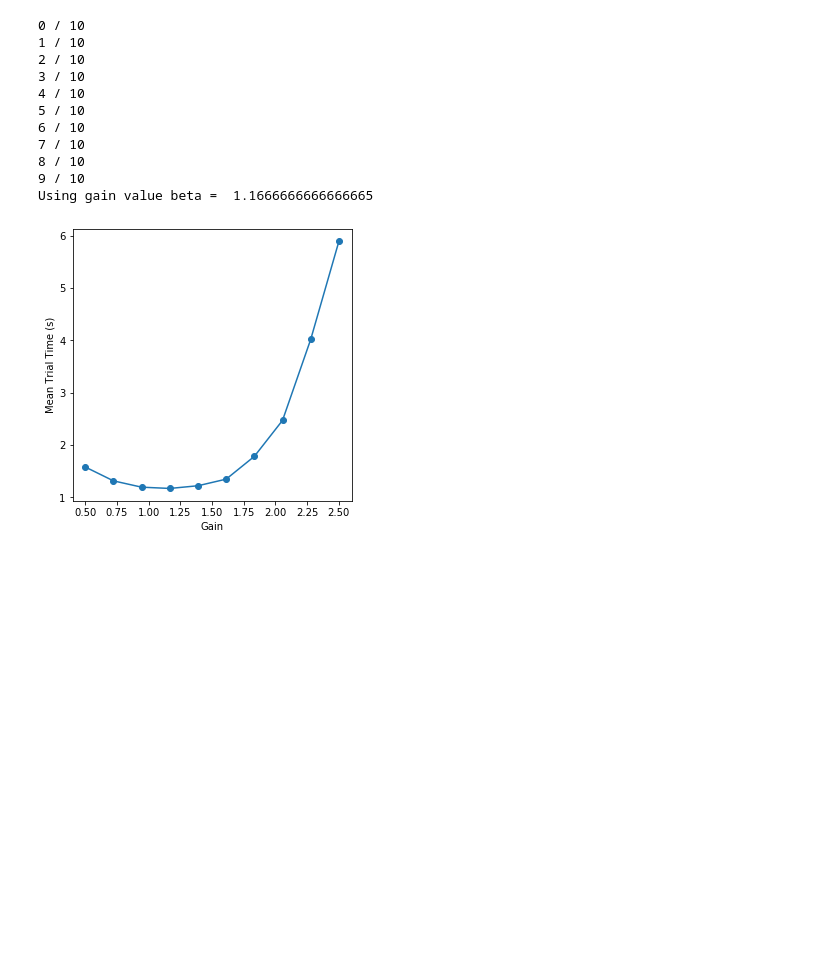
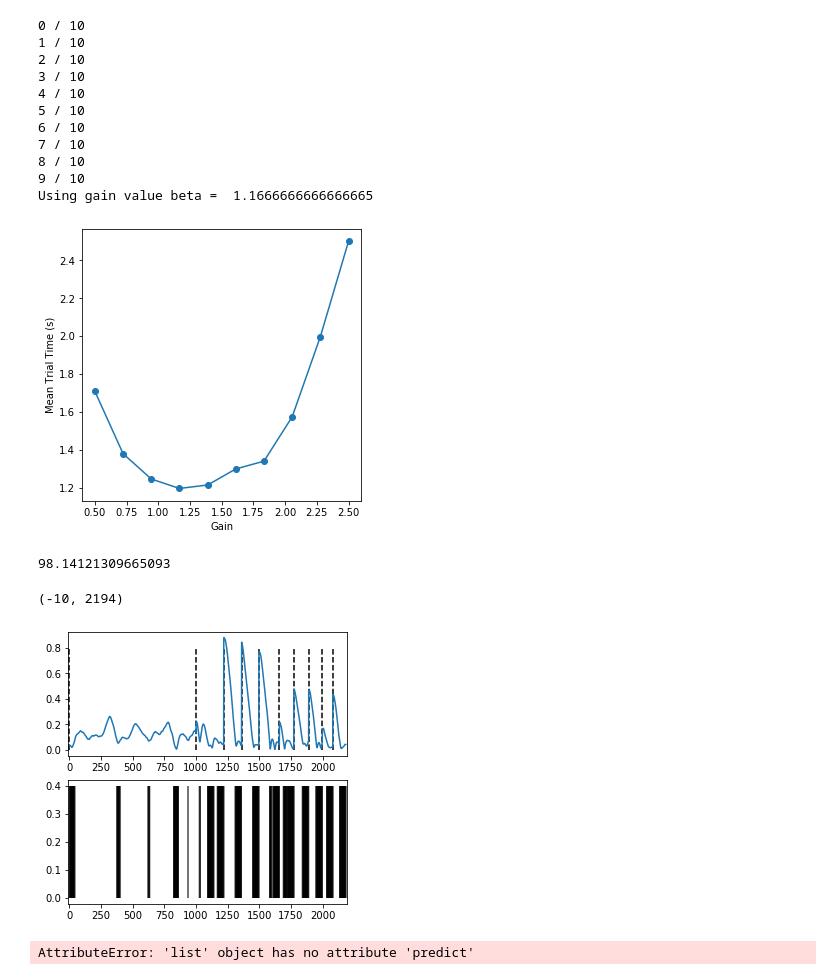
Before and after one commit to guyhwilson/nonstationarities, a Jupyter notebook: code/ClosedLoop_Simulator/simulate_ClickSignal.ipynb, the cells around one changed output. Drawn from its saved outputs; the diff is of its cells as text; code cells hidden in the pictures; blank space fills up the shorter version.

```diff
--- a/code/ClosedLoop_Simulator/simulate_ClickSignal.ipynb
+++ b/code/ClosedLoop_Simulator/simulate_ClickSignal.ipynb
@@ -85,7 +86,7 @@ meanTTT      = np.zeros((len(possibleGain),))
 
 for g in range(len(possibleGain)):
     print(str(g) + ' / ' + str(len(possibleGain)))
-    posTraj, velTraj, rawDecTraj, conTraj, targTraj, neuralTraj, trialStart, ttt = simulateBCIFitts(initialTuning, D, alpha, possibleGain[g], nDelaySteps, delT, nSimSteps)
+    posTraj, velTraj, rawDecTraj, conTraj, targTraj, neuralTraj, trialStart, ttt = simulateBCIFitts(cursorTuning, D, alpha, possibleGain[g], nDelaySteps, delT, nSimSteps)
     meanTTT[g] = np.mean(ttt)
 
 plt.figure()
@@ -109,4 +110,4 @@ print('Using gain value beta = ', beta)
 8 / 10
 9 / 10
 Using gain value beta =  1.1666666666666665
-[figure, old version]
+[figure, new version]
@@ -113,7 +129,57 @@ Using gain value beta =  1.1666666666666665
+# %%
+# simulate some open loop click data - target dwell logic is used to move to next trial
+D_click = None
+
+posTraj, posErr_est, velTraj, rawDecTraj, _, _, conTraj, targTraj, neuralTraj, trialStart, ttt = simulateBCIFitts_click(cursorTuning, clickTuning, D, D_click, alpha, beta, nDelaySteps, delT, nSimSteps, return_PosErr = True, toggleClickTargLogic= False)
+
+
+# pretend we don't see click info and instead infer a decoder:
+filt = None
+
+click_decoder, neural = train_OpenLoopClickDecoder(neuralTraj, posTraj, targTraj, filt = filt)
+# %%
+from CosineTuning import angle_between
+
+angle_between(click_decoder.coef_, clickTuning)[0][0] * 180 / np.pi
+# %% [output]
+98.14121309665093
+# %%
+start_trl = 5
+n_trls    = 10
+
+start   = trialStart[start_trl]
+stop    = trialStart[start_trl + n_trls]
+
+dists   = np.linalg.norm(posTraj - targTraj, axis = 1)
+
+plt.subplot(2, 1, 1)
+plt.plot(dists[start:stop])
+plt.vlines(trialStart[start_trl:(start_trl + n_trls)] - start, ymin = 0, ymax = 0.8, linestyle = '--')
+plt.xlim(-10, (stop - start) + 10)
+
+plt.subplot(2, 1, 2)
+inputs      = neuralTraj[start:stop]
+inputs      = [gaussian_filter1d(inputs, axis = 0, sigma = filt) if filt is not None else inputs][0]
+
+click_times = np.where(click_decoder.predict_proba(inputs) > 0.75)[0]
+valid_times = np.where(dists[start:stop] < 0.075)[0]
+plt.vlines(click_times, ymin = 0, ymax = 0.4, color = 'r', linestyle = '--')
+plt.vlines(valid_times, ymin = 0, ymax = 0.4, color = 'k', alpha = 0.3)
+plt.xlim(-10, (stop - start) + 10)
+# %% [output]
+(-10, 2194)
+[figure, added]
 # %%
 # now generate some simulated data with optimal gain:
 
-posTraj, posErr_est, velTraj, rawDecTraj, clickMagTraj, clickTraj, conTraj, targTraj, neuralTraj, trialStart, ttt = simulateBCIFitts_click(initialTuning, 0, D, alpha, beta, nDelaySteps, delT, nSimSteps, return_PosErr = True)
+curD    = np.concatenate([np.ones((1,1)), clickTuning])
+D_click = [curD, 0.9]
 
-dist         = np.linalg.norm(posTraj - targTraj, axis = 1)
-est_dist     = np.linalg.norm(posErr_est, axis = 1)
+
+posTraj, posErr_est, velTraj, rawDecTraj, clickMagTraj, clickTraj, conTraj, targTraj, neuralTraj, trialStart, ttt = simulateBCIFitts_click(cursorTuning, clickTuning, D, D_click, alpha, beta, nDelaySteps, delT, nSimSteps, return_PosErr = True, toggleClickTargLogic= True)
+
+dist           = np.linalg.norm(posTraj - targTraj, axis = 1)
+est_dist       = np.linalg.norm(posErr_est, axis = 1)
+decodedMag     = (neuralTraj - cursorTuning[:, 0]).dot(clickTuning)  # invert our encoding model
+# %% [output]
+AttributeError: 'list' object has no attribute 'predict'
```
Also changed, not shown: parts of 9 cells of this notebook, 30 other files.
